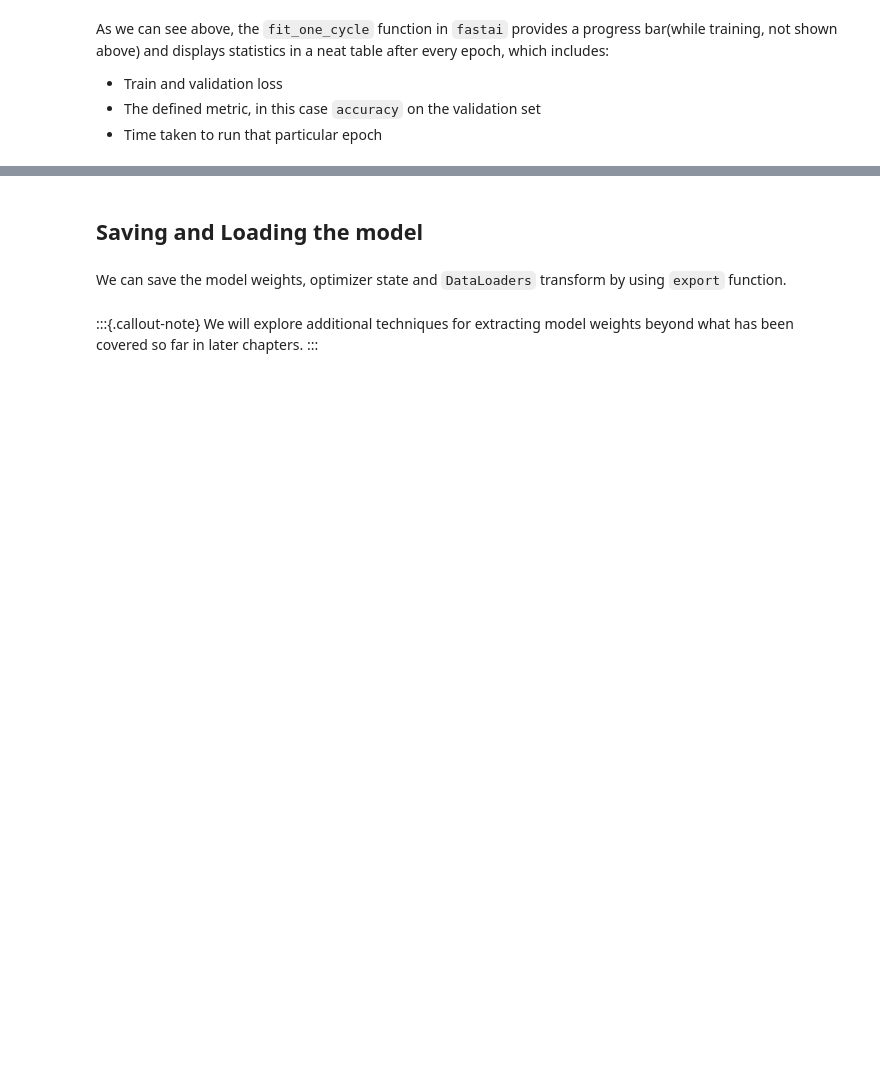
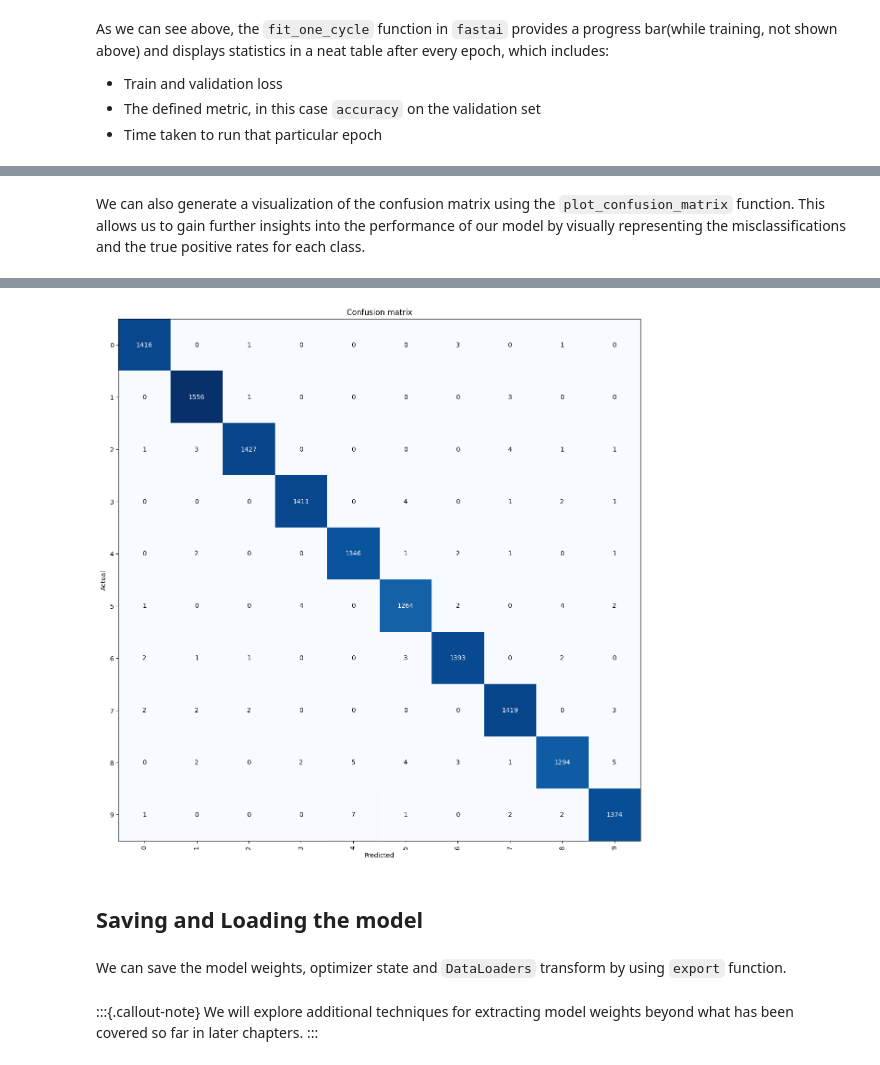
Before and after one commit to aayushmnit/pytorch_book, a Jupyter notebook: nbs/10_MNISTusingFastaiHighLevelAPI.ipynb, the cells around one changed output, grey strips where cells are left out. Cells and saved outputs as stored; diff of their text form; code cells hidden in the pictures; blank space fills up the shorter version.

```diff
--- a/nbs/10_MNISTusingFastaiHighLevelAPI.ipynb
+++ b/nbs/10_MNISTusingFastaiHighLevelAPI.ipynb
@@ -193,0 +223,5 @@ As we can see above, the `fit_one_cycle` function in `fastai` provides a progres
+# %% [markdown]
+We can also generate a visualization of the confusion matrix using the `plot_confusion_matrix` function. This allows us to gain further insights into the performance of our model by visually representing the misclassifications and the true positive rates for each class.
+# %%
+interp.plot_confusion_matrix(figsize=(12,12))
+# %% [output]
@@ -194,3 +229,4 @@ As we can see above, the `fit_one_cycle` function in `fastai` provides a progres
+[figure, added]
 # %% [markdown]
 ## Saving and Loading the model
 # %% [markdown]
```
Also changed, not shown: parts of 13 cells of this notebook, 18 other files.
